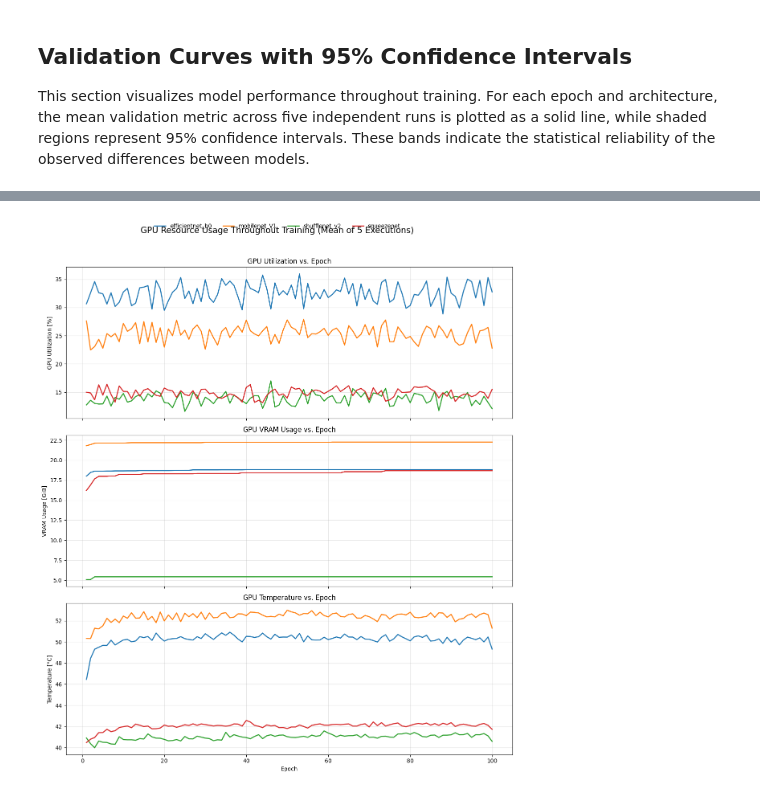
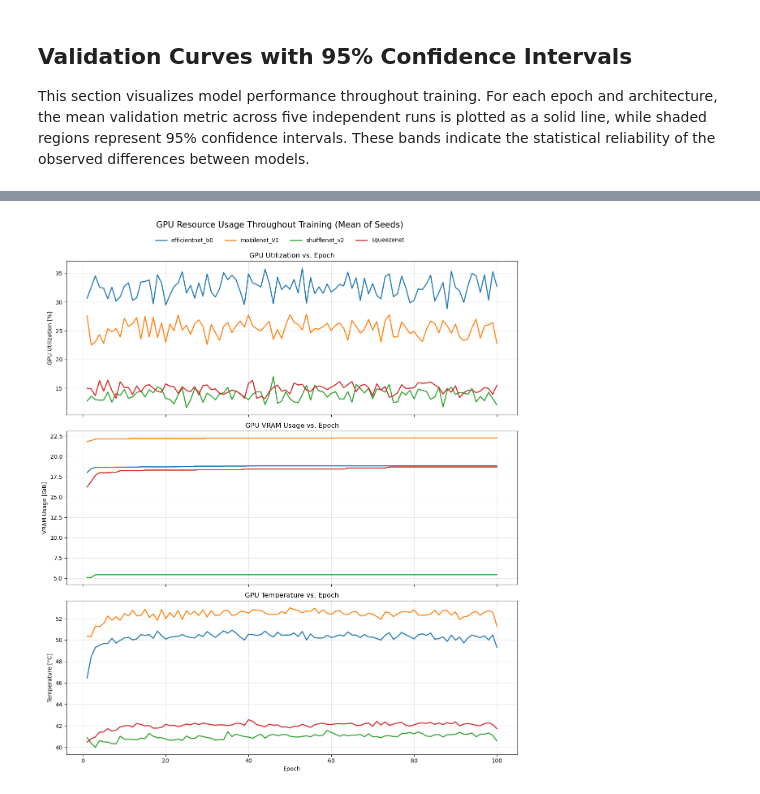
Before and after one commit to ArthurDohnert/CNNs-Performance-Analysis, a Jupyter notebook: analysis_report.ipynb, the cells around one changed output, grey strips where cells are left out. Saved outputs shown, nothing was run; the diff lists cells and outputs as text; code cells hidden in the pictures.

```diff
--- a/analysis_report.ipynb
+++ b/analysis_report.ipynb
@@ -127,6 +171,7 @@ For each model and epoch, validation metrics from the five executions
 These aggregated series will be used in the comparative plots that follow.
 # %%
 import numpy as np
+
 # Compute mean and CI95 for accuracy + F1 per model & epoch
 agg_df = (
     logs_df.groupby(['model', 'epoch'])
@@ -144,6 +189,10 @@ agg_df = (
 agg_df['val_acc_ci95'] = 1.96 * agg_df['val_acc_std'] / np.sqrt(agg_df['n'])
 agg_df['val_f1_ci95'] = 1.96 * agg_df['val_f1_std'] / np.sqrt(agg_df['n'])
 
+# Optional: handle n=1 (avoid NaN CI)
+agg_df['val_acc_ci95'] = agg_df['val_acc_ci95'].fillna(0)
+agg_df['val_f1_ci95'] = agg_df['val_f1_ci95'].fillna(0)
+
 agg_df.head()
 # %% [output]
 |  | model | epoch | val_acc_mean | val_acc_std | val_f1_mean | val_f1_std | n | val_acc_ci95 | ... |
@@ -221,18 +322,25 @@ the five executions** for each model and epoch, comparing the evolution of:
 import numpy as np
 import matplotlib.pyplot as plt
 
-# Aggregate GPU-related metrics per model and epoch (mean over runs)
+# ============================
+# Aggregation (mean per model & epoch)
+# ============================
+
 eff_df = (
     logs_df.groupby(["model", "epoch"])
     .agg(
         gpu_util_mean=("gpu_util_percent_avg", "mean"),
-        gpu_vram_mean=("gpu_mem_used_bytes_avg", "mean"),
+        gpu_vram_mean=("gpu_vram_used_bytes", "mean"),
         gpu_temp_mean=("gpu_temp_celsius_avg", "mean"),
     )
     .reset_index()
 )
 
 gpu_models = eff_df["model"].unique()
+
+# ============================
+# Plotting
+# ============================
 
 fig, axes = plt.subplots(3, 1, figsize=(12, 14), sharex=True)
 
@@ -242,35 +350,36 @@ metric_plots = [
     ("gpu_temp_mean", "Temperature [°C]", "GPU Temperature vs. Epoch"),
 ]
 
 for ax, (metric, ylabel, title) in zip(axes, metric_plots):
     for model in gpu_models:
         subset = eff_df[eff_df["model"] == model]
 
         y = subset[metric]
-        # Convert bytes → GiB only for VRAM
+
         if metric == "gpu_vram_mean":
-            y = y / (1024 ** 3)
+            y = y / (1024**3)
 
         ax.plot(subset["epoch"], y, label=model, linewidth=1.8)
 
     ax.set_title(title)
     ax.set_ylabel(ylabel)
     ax.grid(alpha=0.3)
 
 axes[-1].set_xlabel("Epoch")
 
 fig.suptitle(
-    "GPU Resource Usage Throughout Training (Mean of 5 Executions)",
+    "GPU Resource Usage Throughout Training (Mean of Seeds)",
     fontsize=15,
 )
 fig.legend(
     gpu_models,
     loc="upper center",
     ncol=len(gpu_models),
     frameon=False,
-    bbox_to_anchor=(0.5, 0.995),
+    bbox_to_anchor=(0.5, 0.96),
 )
+
 plt.tight_layout(rect=[0, 0, 1, 0.96])
 plt.show()
 # %% [output]
-[figure, old version]
+[figure, new version]
```
Also changed, not shown: parts of 10 cells of this notebook, 41 other files.
